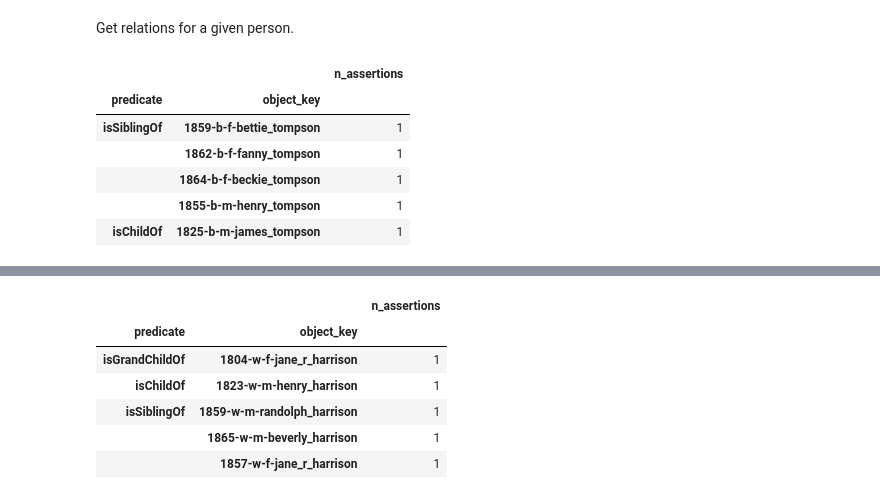
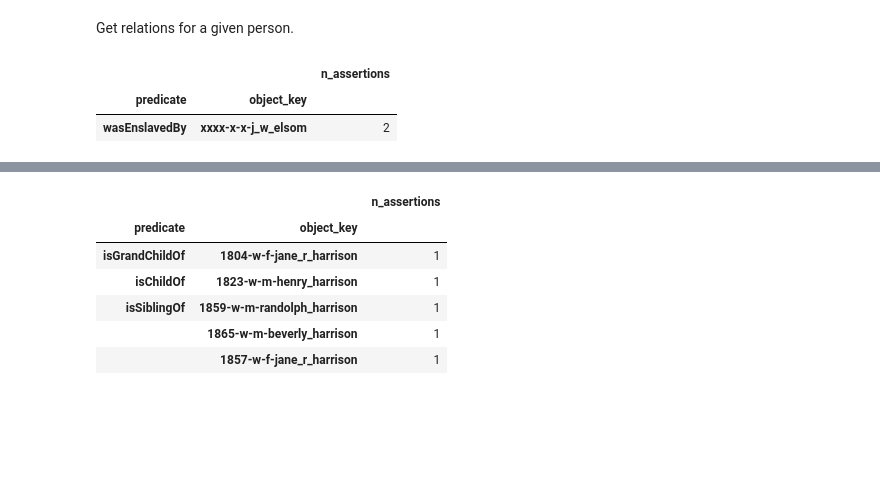
Before and after one commit to ontoligent/know-their-names, a Jupyter notebook: notebooks/01-import.ipynb, the cells around one changed output, grey strips where cells are left out. Saved outputs shown, nothing was run; the diff lists cells and outputs as text; code cells hidden in the pictures; blank space fills up the shorter version.

Commit message:
Change person key for nameless with enslaver name

```diff
--- a/notebooks/01-import.ipynb
+++ b/notebooks/01-import.ipynb
@@ -279,15 +245,12 @@ RELATION.head()
 # %% [markdown]
 Get relations for a given person.
 # %%
-RELATION.loc['1852-b-m-david_tompson']
+q = 'xxxx-b-m-x-enslaver:j_w_elsom'
+RELATION.loc[q]
 # %% [output]
 |  |  | n_assertions |
 | predicate | object_key |  |
-| isSiblingOf | 1859-b-f-bettie_tompson | 1 |
-|  | 1862-b-f-fanny_tompson | 1 |
-|  | 1864-b-f-beckie_tompson | 1 |
-|  | 1855-b-m-henry_tompson | 1 |
-| isChildOf | 1825-b-m-james_tompson | 1 |
+| wasEnslavedBy | xxxx-x-x-j_w_elsom | 2 |
 # %%
 p = RELATION.sample().index[0][0]
 # p = PERSON.sample().index.values[0]
```
Also changed, not shown: parts of 56 cells of this notebook.
